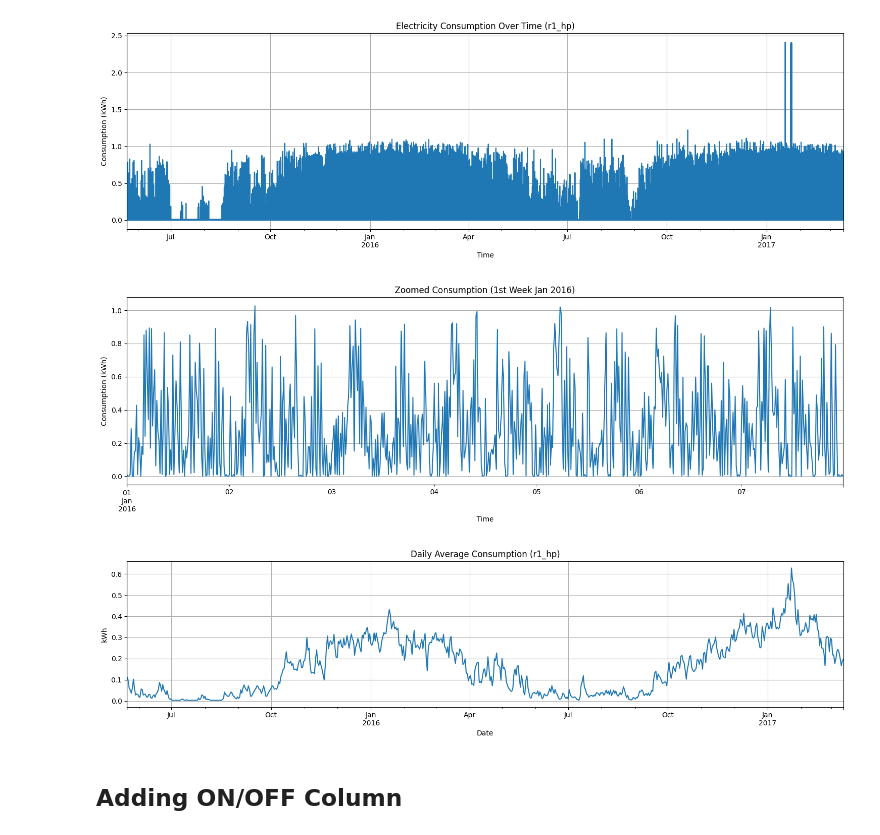
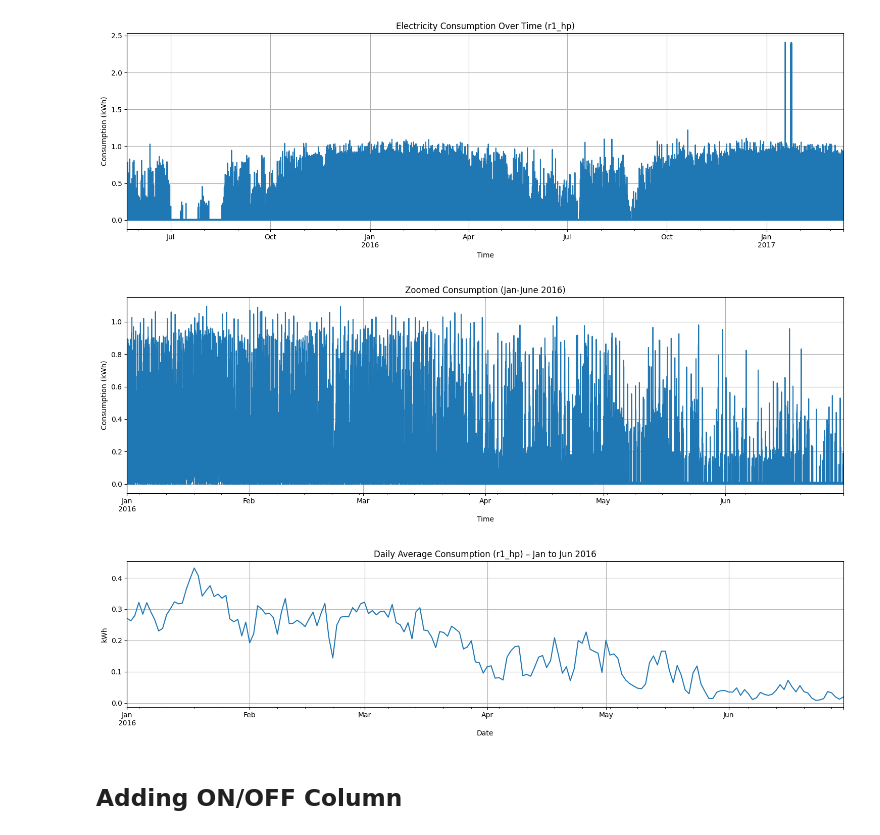
Before and after one commit to roushansr/Energy_Management, a Jupyter notebook: Code_Medium.ipynb, the cells around one changed output. Saved outputs shown, nothing was run; the diff lists cells and outputs as text; code cells hidden in the pictures.

```diff
--- a/Code_Medium.ipynb
+++ b/Code_Medium.ipynb
@@ -159,32 +159,35 @@ plt.show()
 # %% [output]
 [figure]
 # %%
-df_zoom = df['2016-01-01':'2016-01-07']
+df_zoom = df['2016-01-01':'2016-06-30']
 plt.figure(figsize=(15,5))
 df_zoom['r1_hp'].plot()
-plt.title("Zoomed Consumption (1st Week Jan 2016)")
+plt.title("Zoomed Consumption (Jan-June 2016)")
 plt.ylabel("Consumption (kWh)")
 plt.xlabel("Time")
 plt.grid(True)
 plt.tight_layout()
 plt.show()
 # %% [output]
-[figure, old version]
+[figure, new version]
 # %%
-# daily avg consumption(daily resampling)
-
+# Resample to daily average consumption
 df_daily = df['r1_hp'].resample('D').mean()
 
+# Filter for Jan to Jun 2016
+df_daily_subset = df_daily.loc['2016-01-01':'2016-06-30']
+
+# Plot
 plt.figure(figsize=(15,4))
-df_daily.plot()
-plt.title("Daily Average Consumption (r1_hp)")
+df_daily_subset.plot()
+plt.title("Daily Average Consumption (r1_hp) – Jan to Jun 2016")
 plt.ylabel("kWh")
 plt.xlabel("Date")
 plt.grid(True)
 plt.tight_layout()
 plt.show()
 # %% [output]
-[figure, old version]
+[figure, new version]
 # %% [markdown]
 ## Adding ON/OFF Column
 # %%
```
Also changed, not shown: parts of 57 cells of this notebook.
